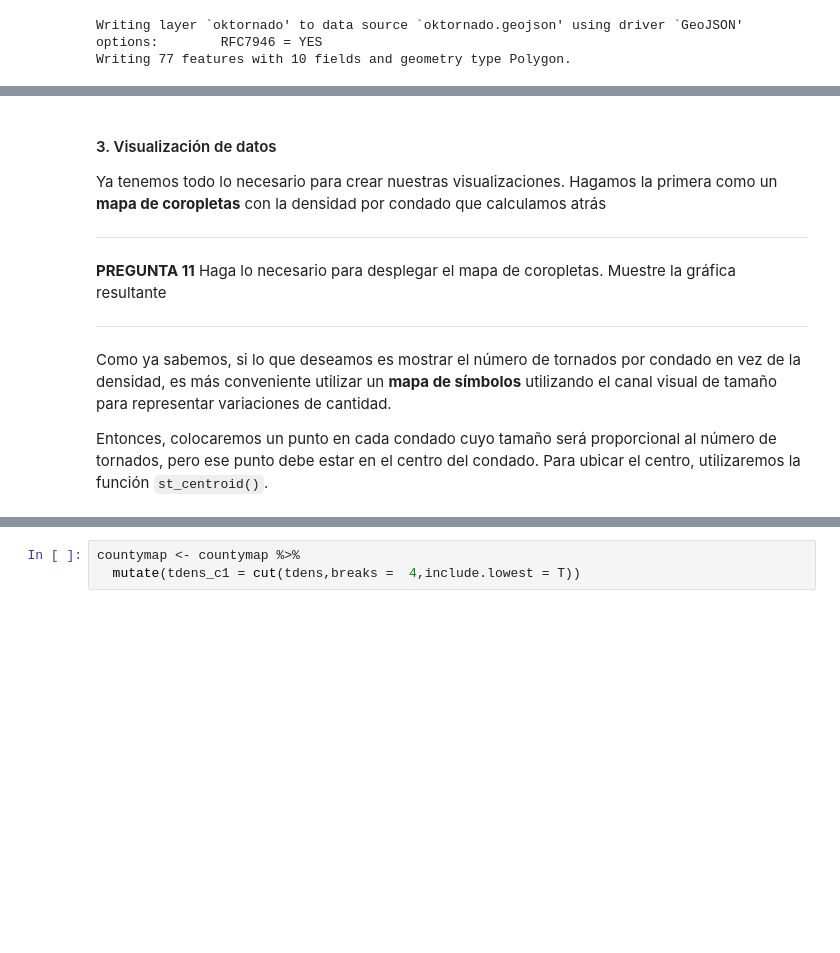
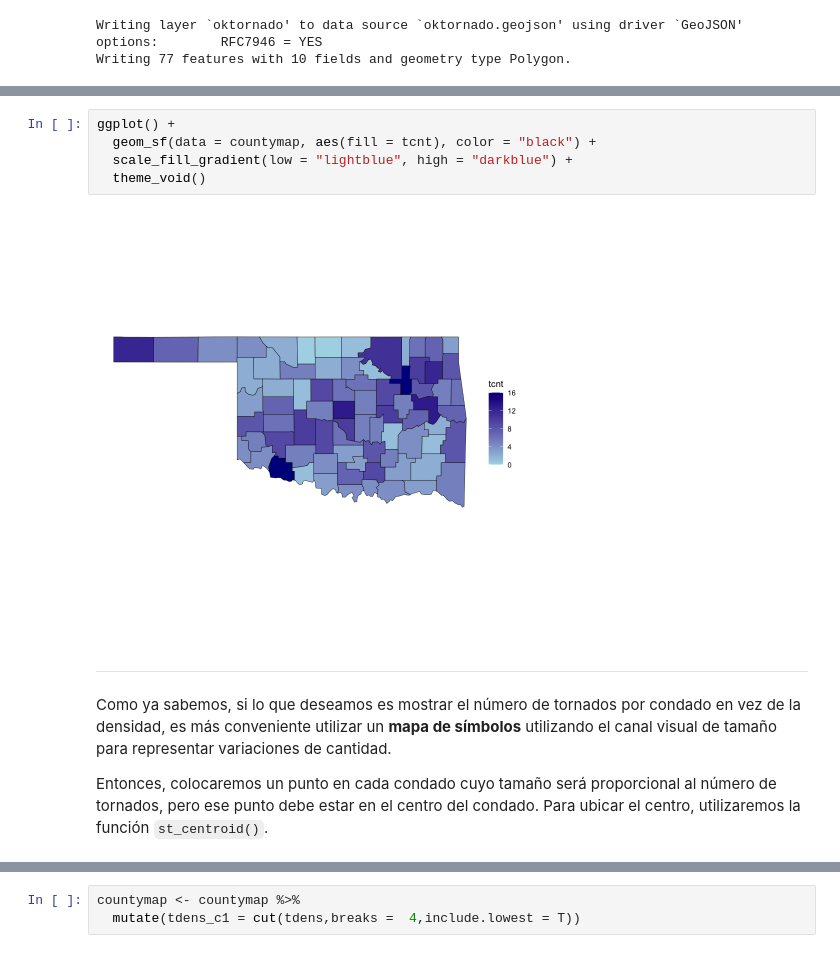
Before and after one commit to mellamanelpoeta/vis, a Jupyter notebook: Practical_work/Pr6_VisualizacionGeoespacial_Vector.ipynb, the cells around one changed output, grey strips where cells are left out. Cells and saved outputs as stored; diff of their text form; blank space fills up the shorter version.

```diff
--- a/Practical_work/Pr6_VisualizacionGeoespacial_Vector.ipynb
+++ b/Practical_work/Pr6_VisualizacionGeoespacial_Vector.ipynb
@@ -288,11 +369,11 @@ Writing 77 features with 10 fields and geometry type Polygon.
+# %%
+ggplot() +
+  geom_sf(data = countymap, aes(fill = tcnt), color = "black") +
+  scale_fill_gradient(low = "lightblue", high = "darkblue") +
+  theme_void()
+# %% [output]
+[figure, added]
 # %% [markdown]
-#### 3. Visualización de datos
-
-Ya tenemos todo lo necesario para crear nuestras visualizaciones. Hagamos la primera como un **mapa de coropletas** con la densidad por condado que calculamos atrás
-
----
-
-**PREGUNTA 11** Haga lo necesario para desplegar el mapa de coropletas.  Muestre la gráfica resultante
 
 ---
 
```
Also changed, not shown: parts of 39 cells of this notebook.
